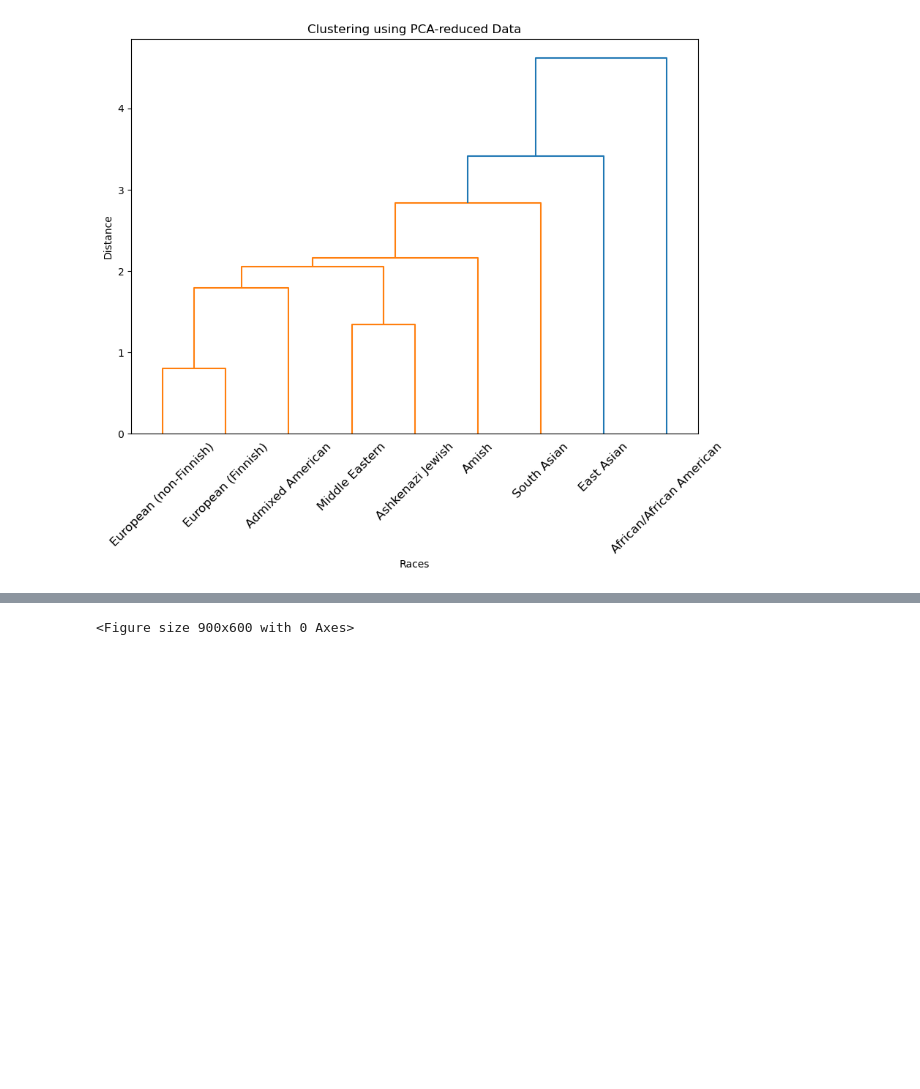
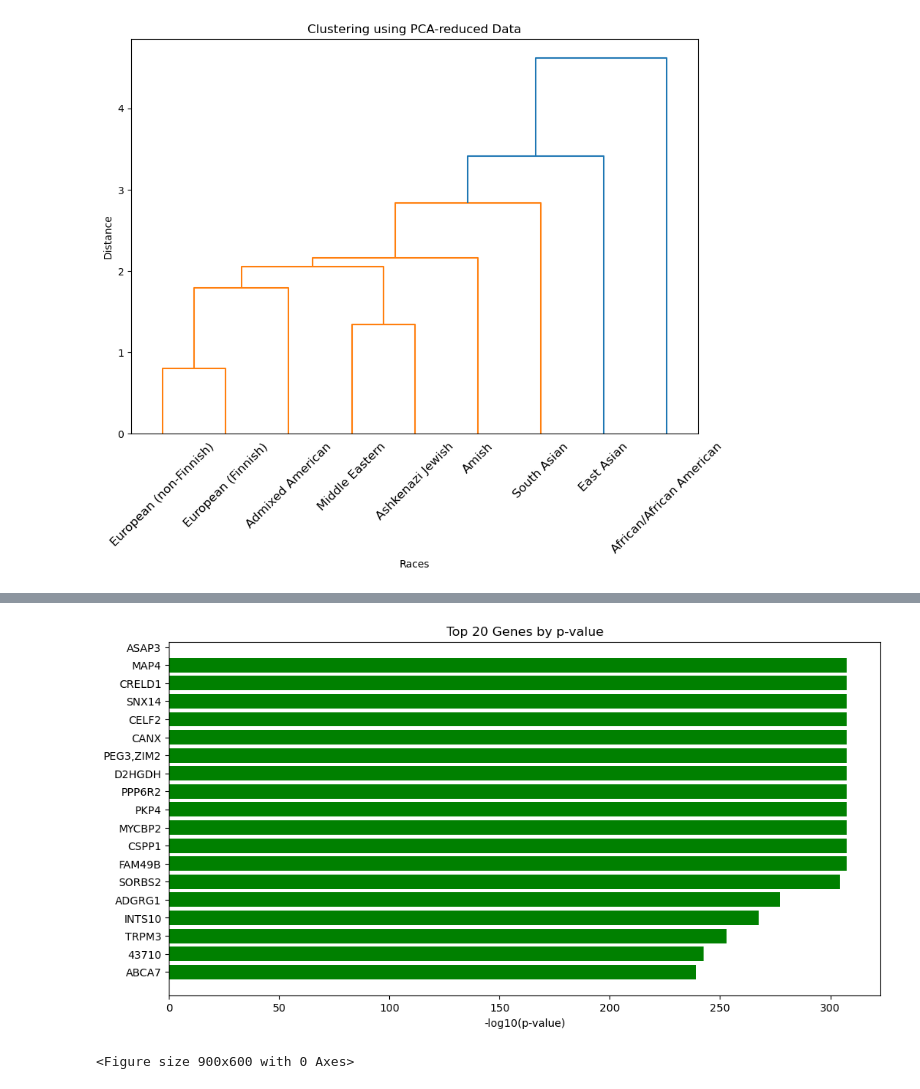
Before and after one commit to yuxinsun-wpi/gnomRegulatory, a Jupyter notebook: gnomad+gtex-splicing_region_variants.ipynb, the cells around one changed output, grey strips where cells are left out. Saved outputs shown, nothing was run; the diff lists cells and outputs as text; code cells hidden in the pictures; blank space fills up the shorter version.

```diff
--- a/gnomad+gtex-splicing_region_variants.ipynb
+++ b/gnomad+gtex-splicing_region_variants.ipynb
@@ -354,3 +472,16 @@ plt.show()
+# %%
+# Sort the DataFrame by p-values
+top_genes = p_values_df.sort_values('log_p').tail(20)[::-1]
+
+# Plot the top 20 genes
+plt.figure(figsize=(12, 6))
+plt.barh(top_genes['Gene'], (top_genes['log_p']), color='green')
+plt.xlabel('-log10(p-value)')
+plt.title('Top 20 Genes by p-value')
+plt.gca().invert_yaxis()  # Invert y-axis to show the most significant genes on top
+plt.show()
+# %% [output]
+[figure, added]
 # %%
 from scipy.cluster.hierarchy import linkage, dendrogram
 import matplotlib.pyplot as plt
```
Also changed, not shown: parts of 7 cells of this notebook.
